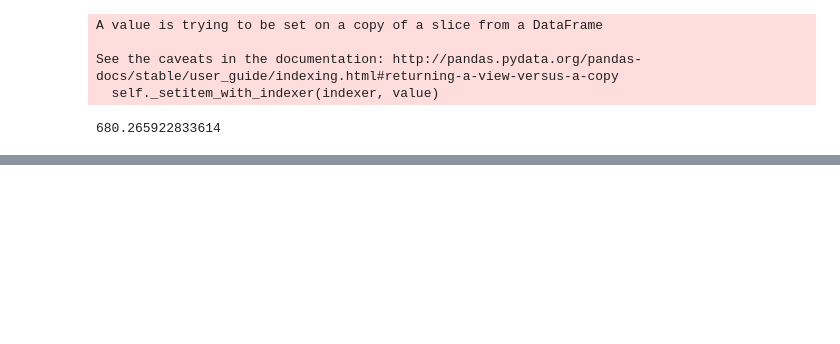
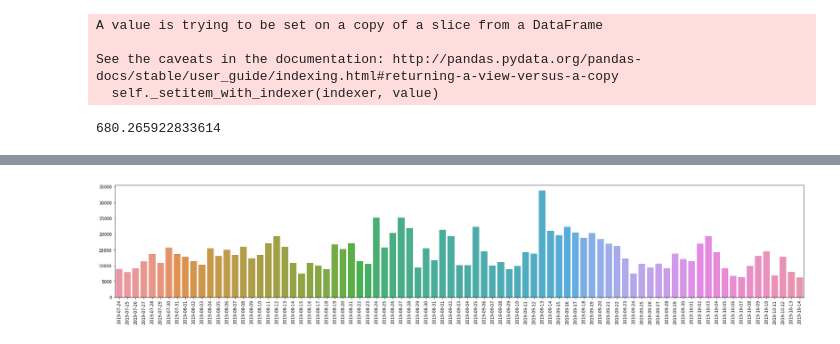
Before and after one commit to guchio3/kaggle-dsb-2019, a Jupyter notebook: notebooks/e015_debug_features.ipynb, the cells around one changed output, grey strips where cells are left out. Cells and saved outputs as stored; diff of their text form; code cells hidden in the pictures; blank space fills up the shorter version.

```diff
--- a/notebooks/e015_debug_features.ipynb
+++ b/notebooks/e015_debug_features.ipynb
@@ -26,3 +36,5 @@ tst_df.head()
 | 2 | 27253bdc | 7ed86c6b72e725e2 | 2019-09-10T16:51:51.805Z | {"event_code": 2000, "event_count... | 00abaee7 | 1 | 2000 | 0 | ... |
 | 3 | 27253bdc | 7e516ace50e7fe67 | 2019-09-10T16:53:12.825Z | {"event_code": 2000, "event_count... | 00abaee7 | 1 | 2000 | 0 | ... |
 | 4 | 7d093bf9 | a022c3f60ba547e7 | 2019-09-10T16:54:12.115Z | {"version":"1.0","round":0,"event... | 00abaee7 | 1 | 2000 | 0 | ... |
+# %%
+tst_df['title_event_code'] = list(map(lambda x, y: str(x) + '_' + str(y), tst_df['title'], tst_df['event_code']))
@@ -72,0 +143,8 @@ df.event_code.std()
+# %%
+fig, ax = plt.subplots(1, 1, figsize=(30, 5))
+a = tst_df.time_ut.value_counts().sort_index()
+sns.barplot(a.index, a.values, ax=ax)
+ax.tick_params(axis='x', rotation=90)
+plt.show()
+# %% [output]
+[figure, added]
```
Also changed, not shown: parts of 20 cells of this notebook, 4 other files.
